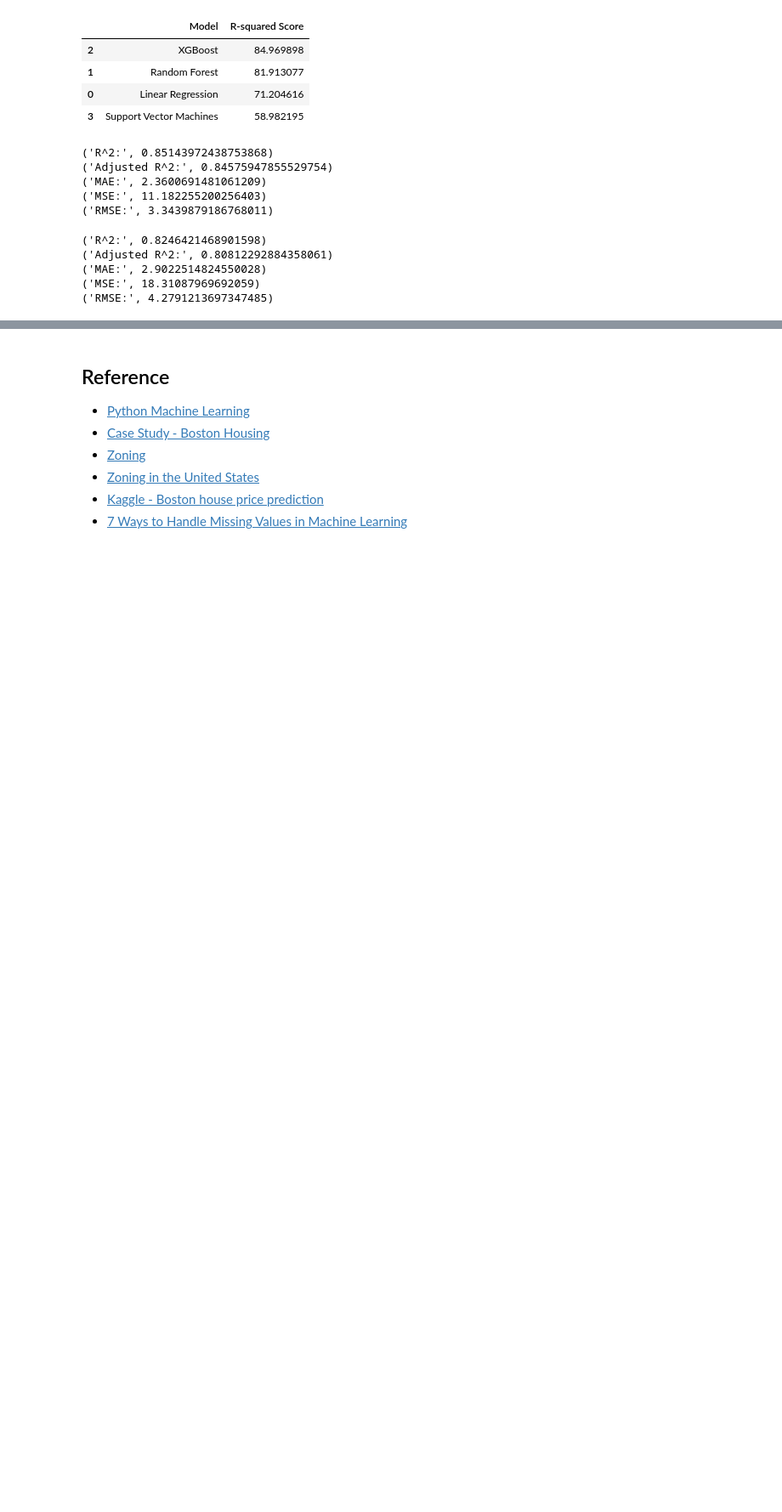
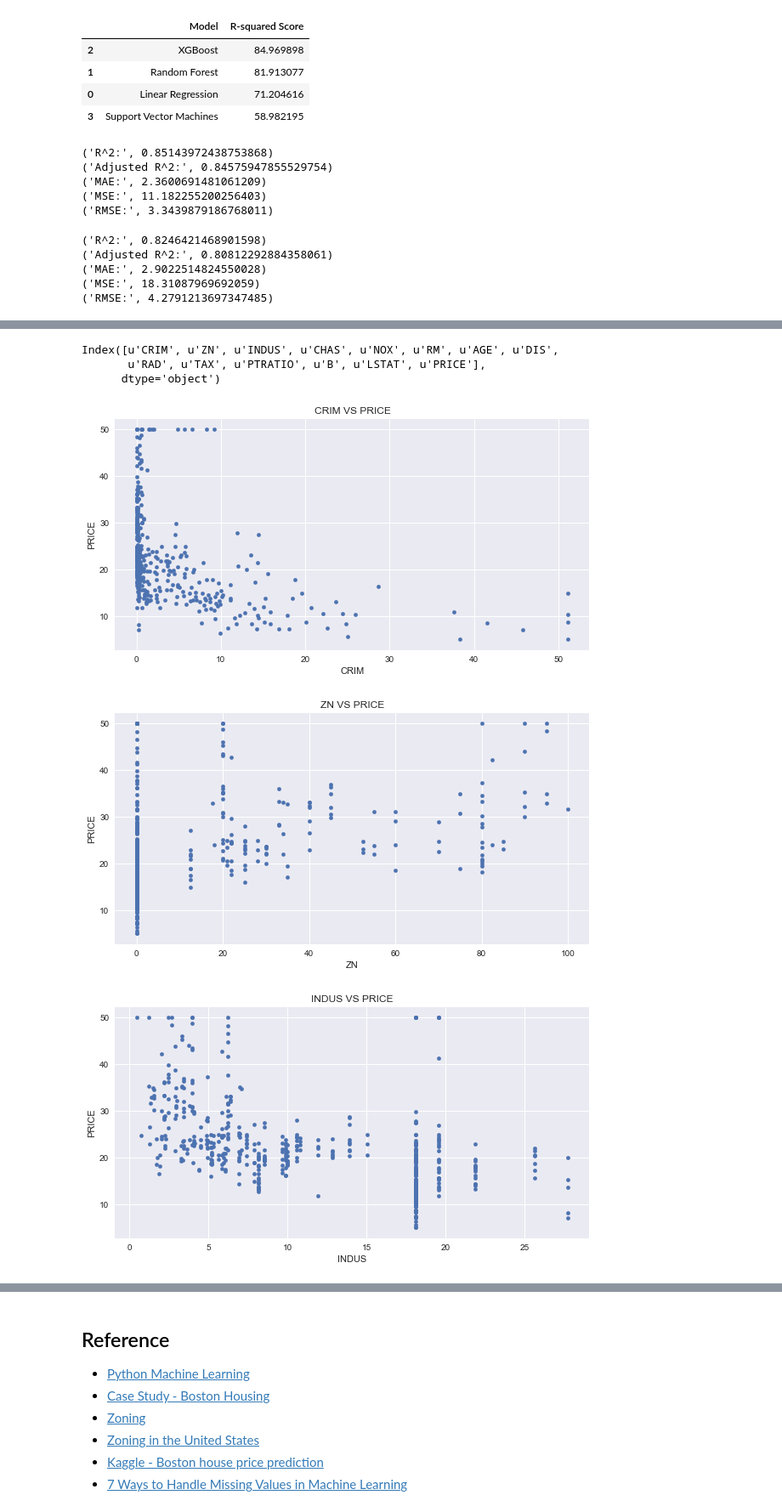
Before and after one commit to WenxuanZhang/Python-Cheat-Sheet, a Jupyter notebook: Machine Learning.ipynb, the cells around one changed output, grey strips where cells are left out. Shown: that part at 85% size. Drawn from its saved outputs; the diff is of its cells as text; code cells hidden in the pictures; blank space fills up the shorter version.

```diff
--- a/Machine Learning.ipynb
+++ b/Machine Learning.ipynb
@@ -627,0 +800,17 @@ print('RMSE:',np.sqrt(metrics.mean_squared_error(y_test, y_test_pred)))
+# %%
+BostonData.columns
+# %% [output]
+Index([u'CRIM', u'ZN', u'INDUS', u'CHAS', u'NOX', u'RM', u'AGE', u'DIS',
+       u'RAD', u'TAX', u'PTRATIO', u'B', u'LSTAT', u'PRICE'],
+      dtype='object')
+# %%
+ContinuousCols=['CRIM', 'ZN', 'INDUS', 'NOX', 'RM', 'AGE', 'DIS', 'TAX',
+                 'PTRATIO', 'B', 'LSTAT']
+
+# Plotting scatter chart for each predictor vs the target variable
+for predictor in ContinuousCols:
+    BostonData.plot.scatter(x=predictor, y='PRICE', figsize=(10,5), title=predictor+" VS "+ 'PRICE')
+# %% [output]
+[figure, added]
+[figure, added]
+[figure, added]
```
Also changed, not shown: parts of 24 cells of this notebook.
